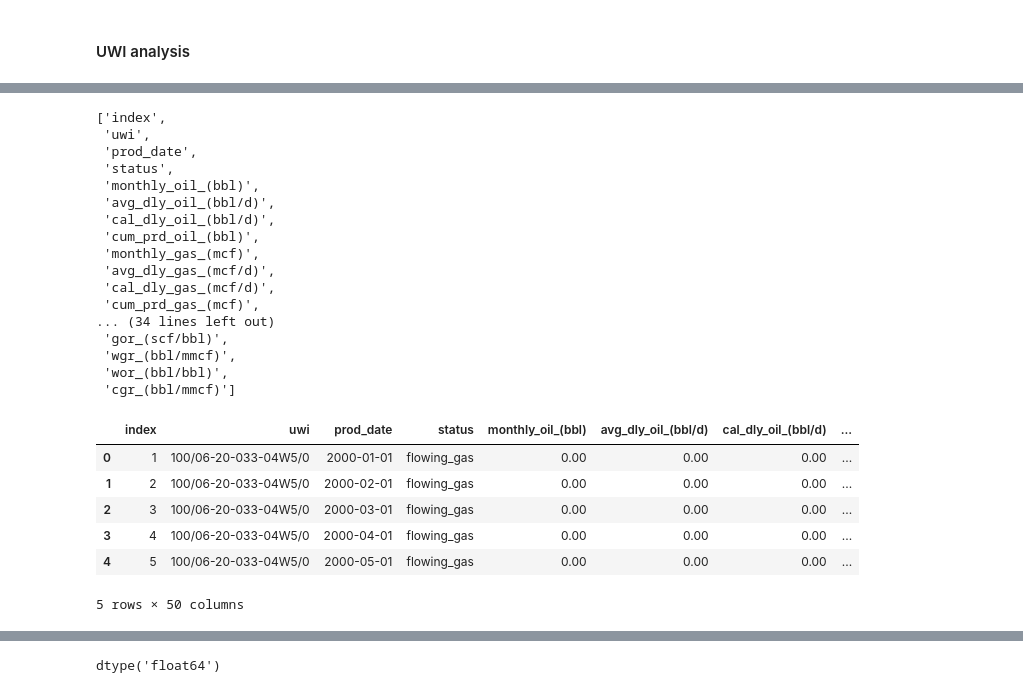
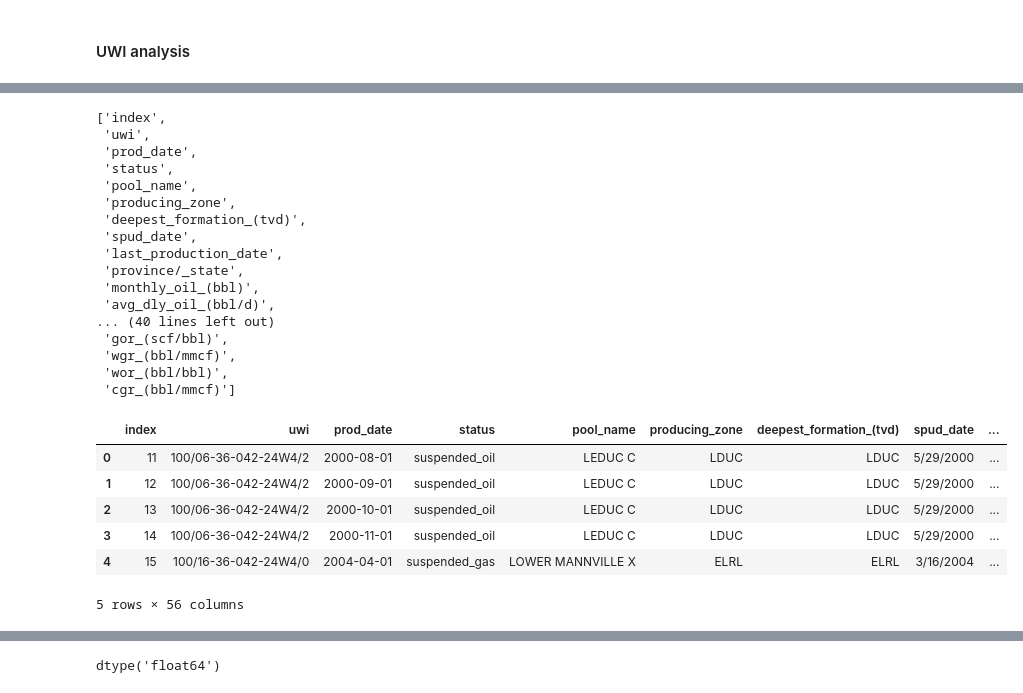
Before and after one commit to SimplifyData/Forecasting-Time-Series-with-Multiple-Seasonalities, a Jupyter notebook: Impala.ipynb, the cells around one changed output, grey strips where cells are left out. Saved outputs shown, nothing was run; the diff lists cells and outputs as text; code cells hidden in the pictures.

```diff
--- a/Impala.ipynb
+++ b/Impala.ipynb
@@ -213,0 +273,2 @@ TypeError: cannot handle this type -> object
+# %%
+prod_df_clean["deepest_formation_(tvd)"] = prod_df_clean["deepest_formation_(tvd)"].fillna(prod_df_clean.producing_zone)
@@ -213,0 +298,2 @@ TypeError: cannot handle this type -> object
+# %%
+prod_df_clean["producing_zone"] = prod_df_clean["producing_zone"].fillna(prod_df_clean["deepest_formation_(tvd)"])
@@ -213,0 +304,2 @@ TypeError: cannot handle this type -> object
+# %%
+prod_df_clean["producing_zone"] = prod_df_clean["producing_zone"].fillna(prod_df_clean.producing_zone)
@@ -214,34 +336,34 @@ TypeError: cannot handle this type -> object
 # %%
-prod_df.columns.tolist()
+prod_df_clean.columns.tolist()
 # %% [output]
 ['index',
  'uwi',
  'prod_date',
  'status',
+ 'pool_name',
+ 'producing_zone',
+ 'deepest_formation_(tvd)',
+ 'spud_date',
+ 'last_production_date',
+ 'province/_state',
  'monthly_oil_(bbl)',
  'avg_dly_oil_(bbl/d)',
- 'cal_dly_oil_(bbl/d)',
- 'cum_prd_oil_(bbl)',
- 'monthly_gas_(mcf)',
- 'avg_dly_gas_(mcf/d)',
- 'cal_dly_gas_(mcf/d)',
- 'cum_prd_gas_(mcf)',
-... (34 lines left out)
+... (40 lines left out)
  'gor_(scf/bbl)',
  'wgr_(bbl/mmcf)',
  'wor_(bbl/bbl)',
  'cgr_(bbl/mmcf)']
 # %%
-prod_df.prod_date = pd.to_datetime(prod_df.prod_date, format = "%m/%d/%Y", errors='ignore')
+prod_df_clean.prod_date = pd.to_datetime(prod_df_clean.prod_date, format = "%m/%d/%Y", errors='ignore')
 # %%
 #prod_df.prod_date = pd.DatetimeIndex(prod_df.prod_date).year
 # %%
-prod_df.head()
+prod_df_clean.head()
 # %% [output]
-|  | index | uwi | prod_date | status | monthly_oil_(bbl) | avg_dly_oil_(bbl/d) | cal_dly_oil_(bbl/d) | ... |
-| 0 | 1 | 100/06-20-033-04W5/0 | 2000-01-01 | flowing_gas | 0.00 | 0.00 | 0.00 | ... |
-| 1 | 2 | 100/06-20-033-04W5/0 | 2000-02-01 | flowing_gas | 0.00 | 0.00 | 0.00 | ... |
-| 2 | 3 | 100/06-20-033-04W5/0 | 2000-03-01 | flowing_gas | 0.00 | 0.00 | 0.00 | ... |
-| 3 | 4 | 100/06-20-033-04W5/0 | 2000-04-01 | flowing_gas | 0.00 | 0.00 | 0.00 | ... |
-| 4 | 5 | 100/06-20-033-04W5/0 | 2000-05-01 | flowing_gas | 0.00 | 0.00 | 0.00 | ... |
+|  | index | uwi | prod_date | status | pool_name | producing_zone | deepest_formation_(tvd) | spud_date | ... |
+| 0 | 11 | 100/06-36-042-24W4/2 | 2000-08-01 | suspended_oil | LEDUC C | LDUC | LDUC | 5/29/2000 | ... |
+| 1 | 12 | 100/06-36-042-24W4/2 | 2000-09-01 | suspended_oil | LEDUC C | LDUC | LDUC | 5/29/2000 | ... |
+| 2 | 13 | 100/06-36-042-24W4/2 | 2000-10-01 | suspended_oil | LEDUC C | LDUC | LDUC | 5/29/2000 | ... |
+| 3 | 14 | 100/06-36-042-24W4/2 | 2000-11-01 | suspended_oil | LEDUC C | LDUC | LDUC | 5/29/2000 | ... |
+| 4 | 15 | 100/16-36-042-24W4/0 | 2004-04-01 | suspended_gas | LOWER MANNVILLE X | ELRL | ELRL | 3/16/2004 | ... |
-5 rows × 50 columns
+5 rows × 56 columns
```
Also changed, not shown: parts of 46 cells of this notebook, 1 other file.
